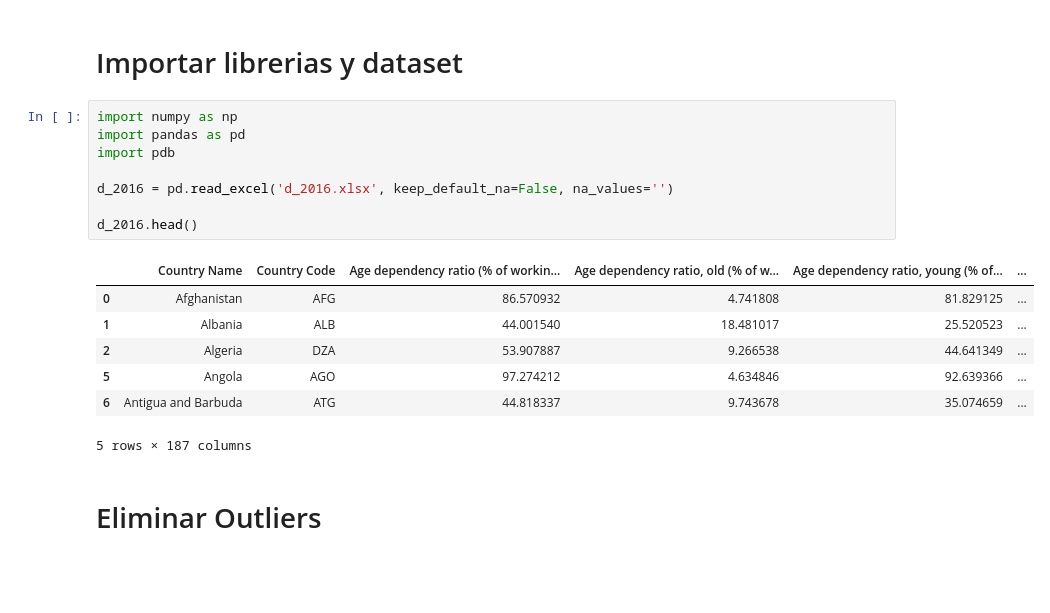
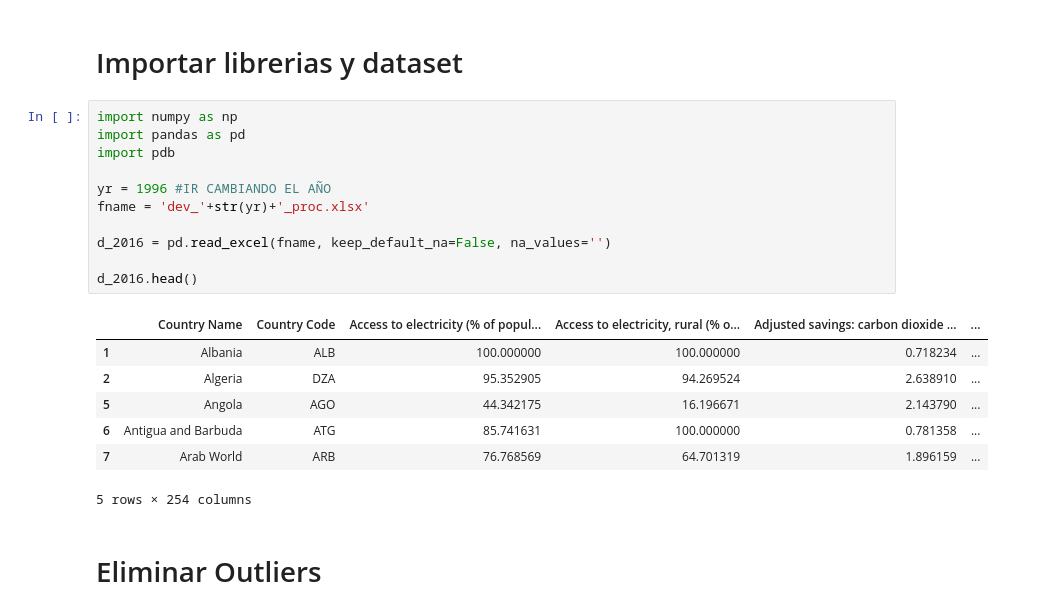
Before and after one commit to Tino-HG/CC5206, a Jupyter notebook: Real_Clustering.ipynb, the cells around one changed output. Saved outputs shown, nothing was run; the diff lists cells and outputs as text; blank space fills up the shorter version.

```diff
--- a/Real_Clustering.ipynb
+++ b/Real_Clustering.ipynb
@@ -7,19 +7,22 @@ Mineria de datos sobre datasets del banco mundial. Eliminar ultimas filas del ex
 # %%
 import numpy as np
 import pandas as pd
 import pdb
 
-d_2016 = pd.read_excel('d_2016.xlsx', keep_default_na=False, na_values='')
+yr = 1996 #IR CAMBIANDO EL AÑO
+fname = 'dev_'+str(yr)+'_proc.xlsx'
+
+d_2016 = pd.read_excel(fname, keep_default_na=False, na_values='')
 
 d_2016.head()
 # %% [output]
-|  | Country Name | Country Code | Age dependency ratio (% of workin... | Age dependency ratio, old (% of w... | Age dependency ratio, young (% of... | ... |
-| 0 | Afghanistan | AFG | 86.570932 | 4.741808 | 81.829125 | ... |
-| 1 | Albania | ALB | 44.001540 | 18.481017 | 25.520523 | ... |
-| 2 | Algeria | DZA | 53.907887 | 9.266538 | 44.641349 | ... |
-| 5 | Angola | AGO | 97.274212 | 4.634846 | 92.639366 | ... |
-| 6 | Antigua and Barbuda | ATG | 44.818337 | 9.743678 | 35.074659 | ... |
+|  | Country Name | Country Code | Access to electricity (% of popul... | Access to electricity, rural (% o... | Adjusted savings: carbon dioxide ... | ... |
+| 1 | Albania | ALB | 100.000000 | 100.000000 | 0.718234 | ... |
+| 2 | Algeria | DZA | 95.352905 | 94.269524 | 2.638910 | ... |
+| 5 | Angola | AGO | 44.342175 | 16.196671 | 2.143790 | ... |
+| 6 | Antigua and Barbuda | ATG | 85.741631 | 100.000000 | 0.781358 | ... |
+| 7 | Arab World | ARB | 76.768569 | 64.701319 | 1.896159 | ... |
-5 rows × 187 columns
+5 rows × 254 columns
 # %% [markdown]
 # Eliminar Outliers
 # %%
```
Also changed, not shown: parts of 11 cells of this notebook.
